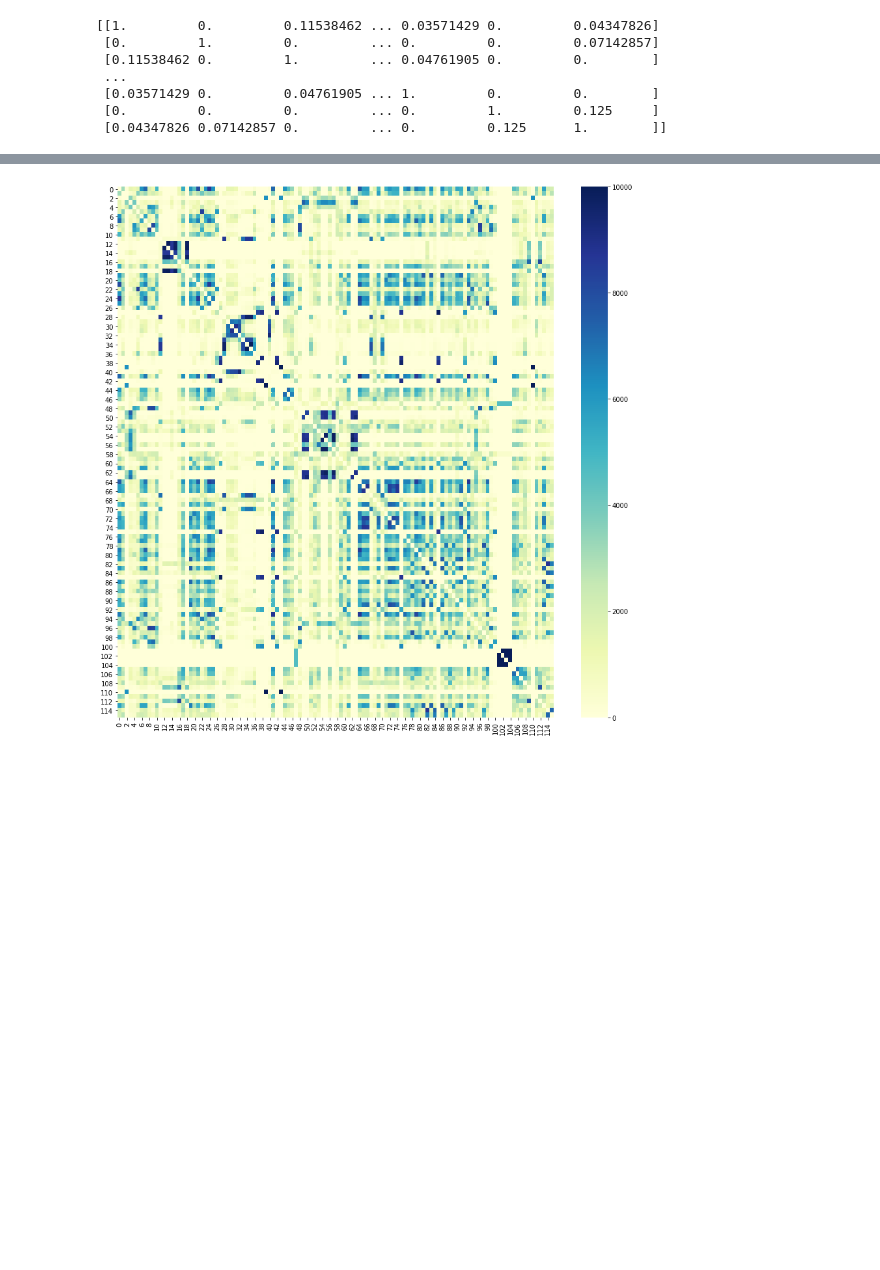
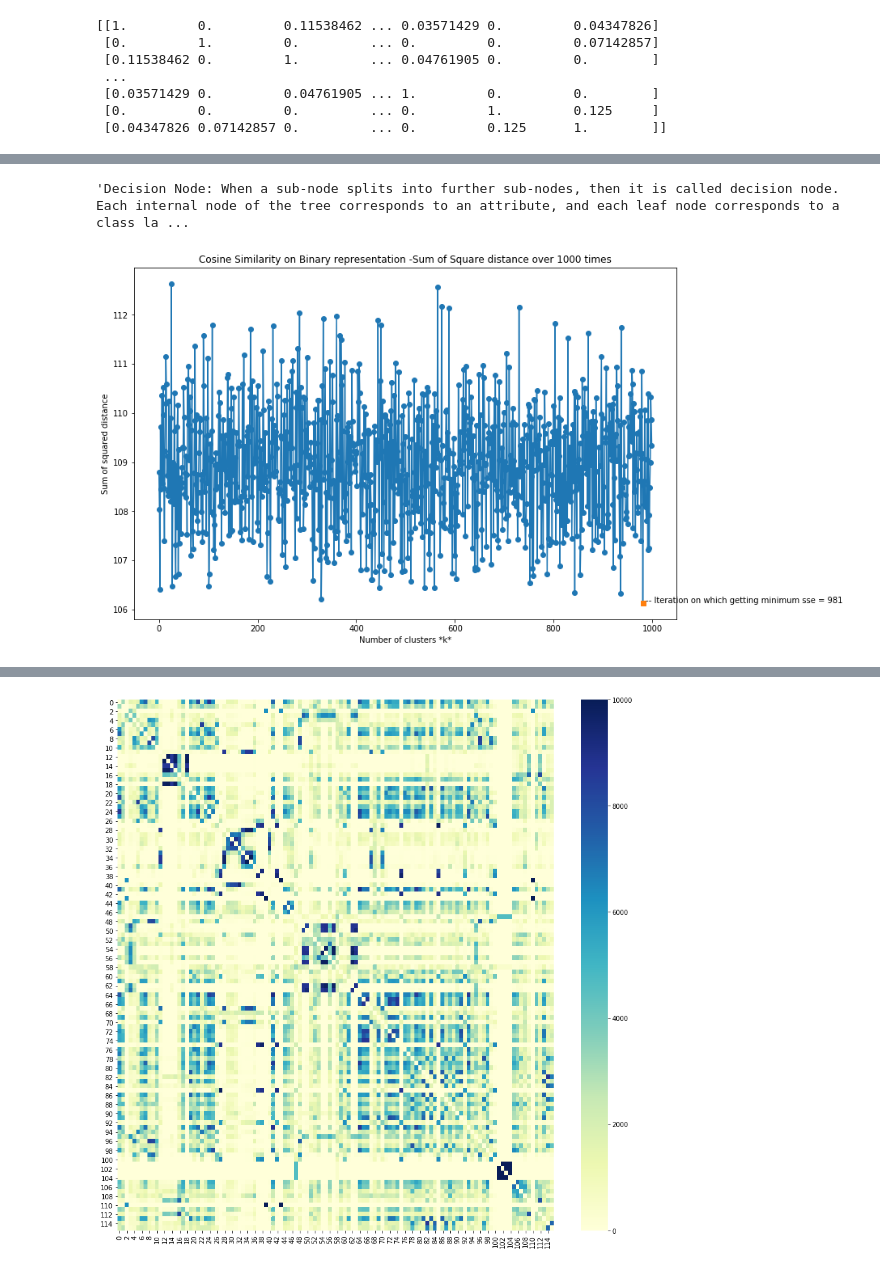
Before and after one commit to sk23jatin/Text-Summarization, a Jupyter notebook: next semester work/Recent work.ipynb, the cells around one changed output, grey strips where cells are left out. Cells and saved outputs as stored; diff of their text form; code cells hidden in the pictures; blank space fills up the shorter version.

```diff
--- a/next semester work/Recent work.ipynb
+++ b/next semester work/Recent work.ipynb
@@ -505,0 +572,5 @@ plt.ylabel('Sum of squared distance');
+# %%
+summary_func_n_iter(cosine_binary,"Cosine Similarity","Binary representation" )
+# %% [output]
+'Decision Node: When a sub-node splits into further sub-nodes, then it is called decision node. Each internal node of the tree corresponds to an attribute, and each leaf node corresponds to a class la ...
+[figure, added]
```
Also changed, not shown: parts of 26 cells of this notebook, 19 other files.
